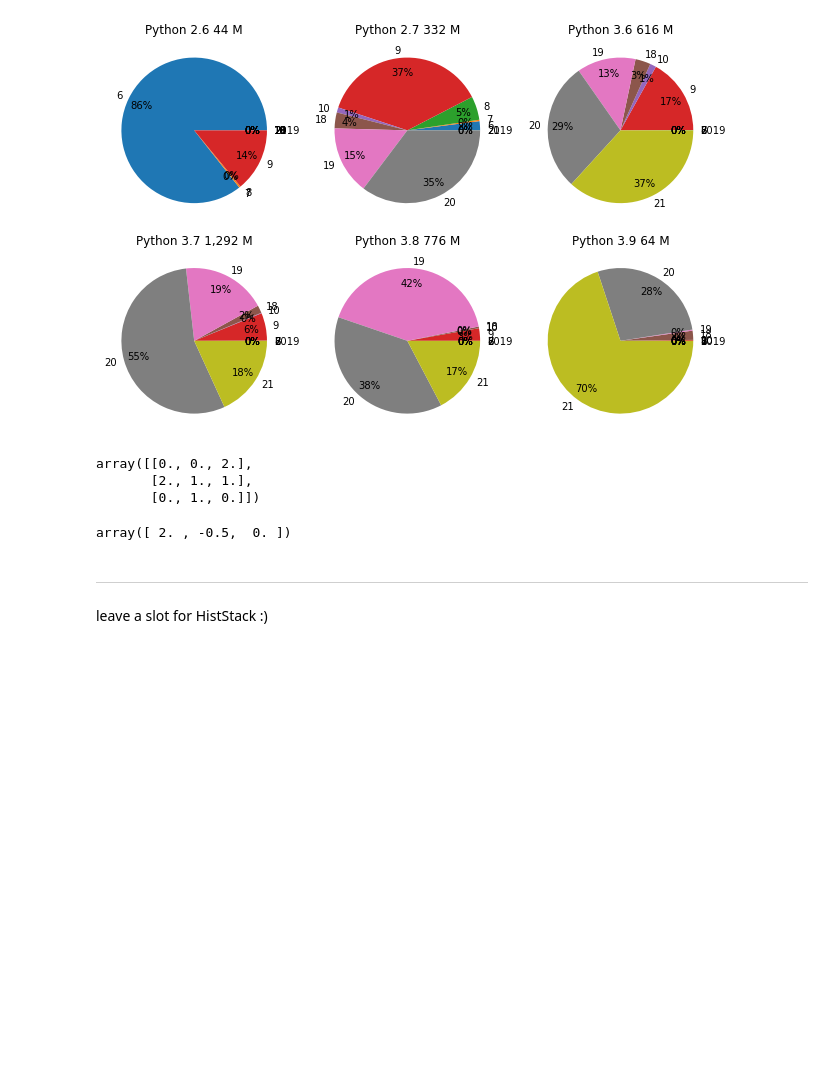
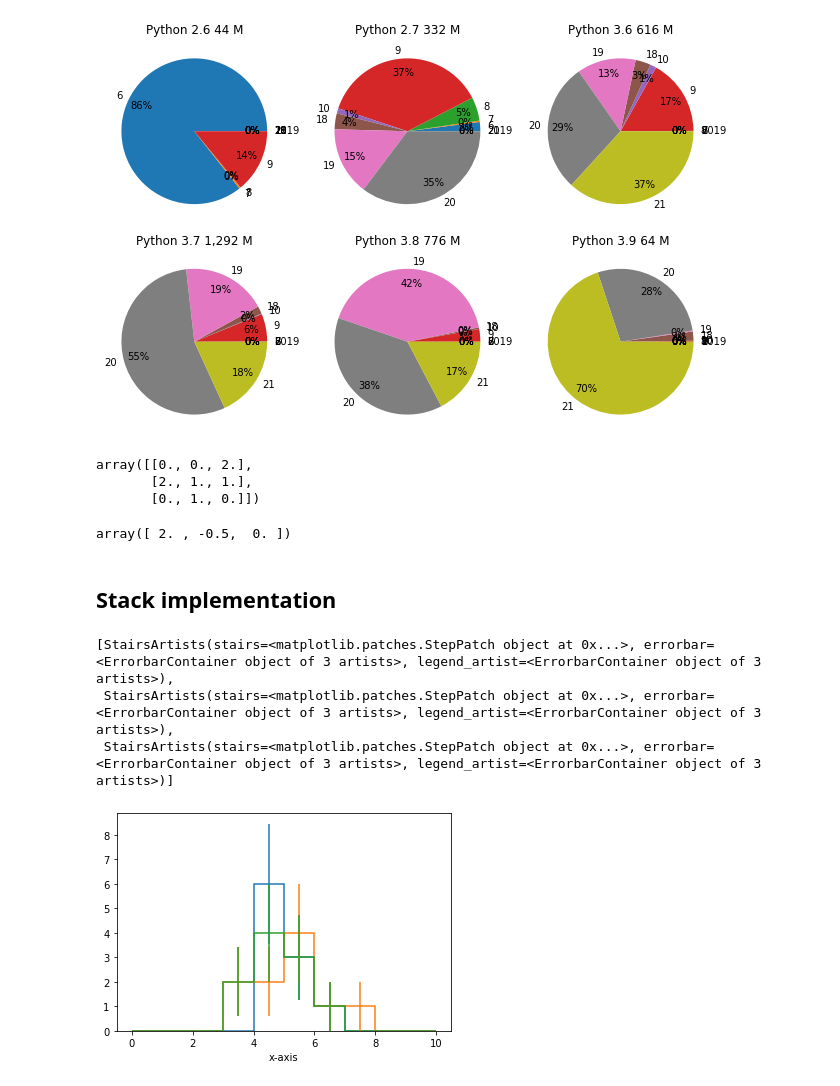
Before and after one commit to henryiii/histogram-tutorial, a Jupyter notebook: talk_2_bhn_hist.ipynb, the cells around one changed output. Saved outputs shown, nothing was run; the diff lists cells and outputs as text; code cells hidden in the pictures; blank space fills up the shorter version.

Commit message:
feat: add basic Stack example

```diff
--- a/talk_2_bhn_hist.ipynb
+++ b/talk_2_bhn_hist.ipynb
@@ -223,5 +237,33 @@ h_profile.values()
 # %% [output]
 array([ 2. , -0.5,  0. ])
 # %% [markdown]
----
-leave a slot for HistStack :)
+## Stack implementation
+# %%
+h1 = (Hist.new
+    .Reg(10, 0 ,10, name="a", label="x-axis")
+    .Int64()
+)
+
+h2 = (
+    Hist.new
+    .Reg(10, 0 ,10, name="a", label="x-axis")
+    .Int64()
+)
+
+h3 = (
+    Hist.new
+    .Reg(10, 0 ,10, name="a", label="x-axis")
+    .Int64()
+)
+
+h1.fill(np.random.normal(5, 1, 10))
+h2.fill(np.random.normal(5, 1, 10))
+h3.fill(np.random.normal(5, 1, 10))
+
+h4 = Stack(h1, h2, h3)
+h4.plot()
+# %% [output]
+[StairsArtists(stairs=<matplotlib.patches.StepPatch object at 0x...>, errorbar=<ErrorbarContainer object of 3 artists>, legend_artist=<ErrorbarContainer object of 3 artists>),
+ StairsArtists(stairs=<matplotlib.patches.StepPatch object at 0x...>, errorbar=<ErrorbarContainer object of 3 artists>, legend_artist=<ErrorbarContainer object of 3 artists>),
+ StairsArtists(stairs=<matplotlib.patches.StepPatch object at 0x...>, errorbar=<ErrorbarContainer object of 3 artists>, legend_artist=<ErrorbarContainer object of 3 artists>)]
+[figure, added]
```
Also changed, not shown: parts of 13 cells of this notebook.
